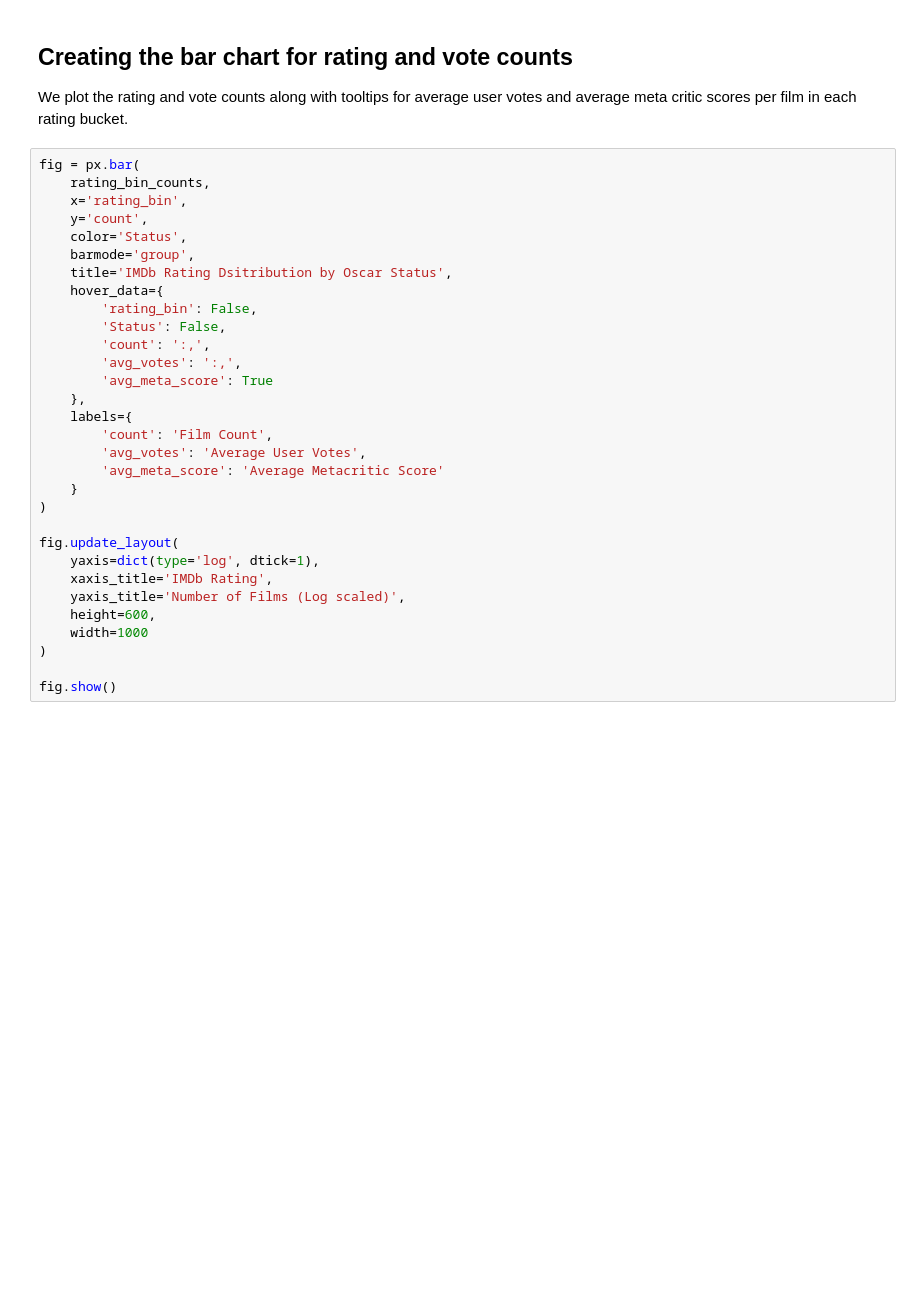
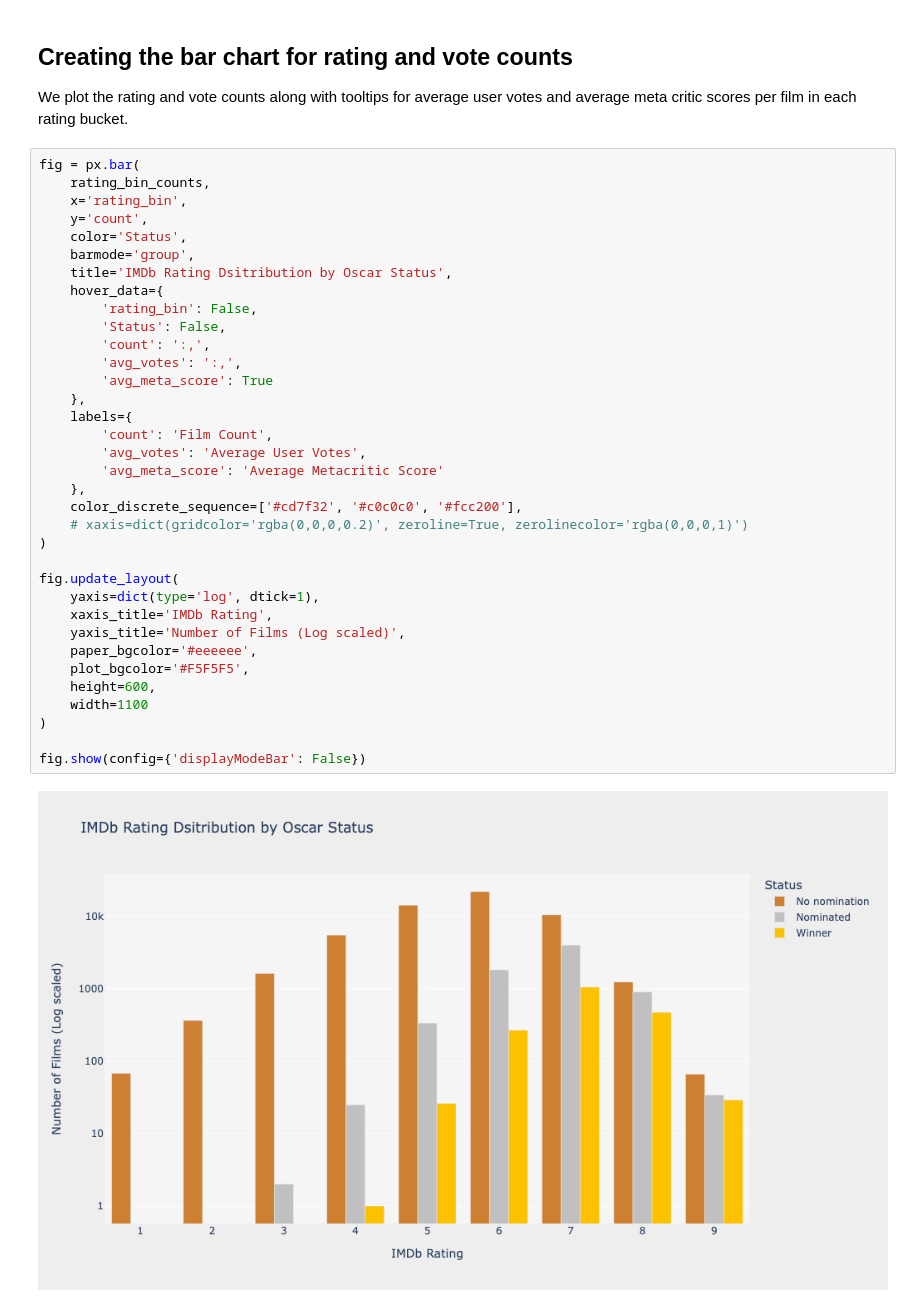
Before and after one commit to jad-bey/SIADS-593-Film-Awards-Data-Analysis, a Jupyter notebook: imdb rating graph.ipynb, the cells around one changed output. Cells and saved outputs as stored; diff of their text form; blank space fills up the shorter version.

```diff
--- a/imdb rating graph.ipynb
+++ b/imdb rating graph.ipynb
@@ -106,31 +106,37 @@ We plot the rating and vote counts along with tooltips for average user votes an
 # %%
 fig = px.bar(
     rating_bin_counts,
     x='rating_bin',
     y='count',
     color='Status',
     barmode='group',
     title='IMDb Rating Dsitribution by Oscar Status',
     hover_data={
         'rating_bin': False,
         'Status': False,
         'count': ':,',
         'avg_votes': ':,',
         'avg_meta_score': True
     },
     labels={
         'count': 'Film Count',
         'avg_votes': 'Average User Votes',
         'avg_meta_score': 'Average Metacritic Score'
-    }
+    },
+    color_discrete_sequence=['#cd7f32', '#c0c0c0', '#fcc200'],
+    # xaxis=dict(gridcolor='rgba(0,0,0,0.2)', zeroline=True, zerolinecolor='rgba(0,0,0,1)')
 )
 
 fig.update_layout(
     yaxis=dict(type='log', dtick=1),
     xaxis_title='IMDb Rating',
     yaxis_title='Number of Films (Log scaled)',
+    paper_bgcolor='#eeeeee',
+    plot_bgcolor='#F5F5F5',
     height=600,
-    width=1000
+    width=1100
 )
 
-fig.show()
+fig.show(config={'displayModeBar': False})
+# %% [output]
+[figure, added]
```
Also changed, not shown: parts of 4 cells of this notebook, 14 other files.
